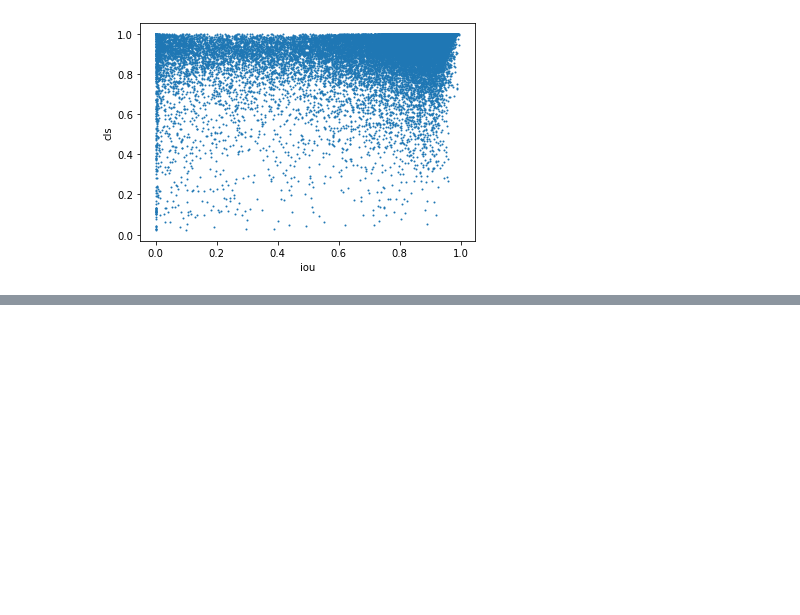
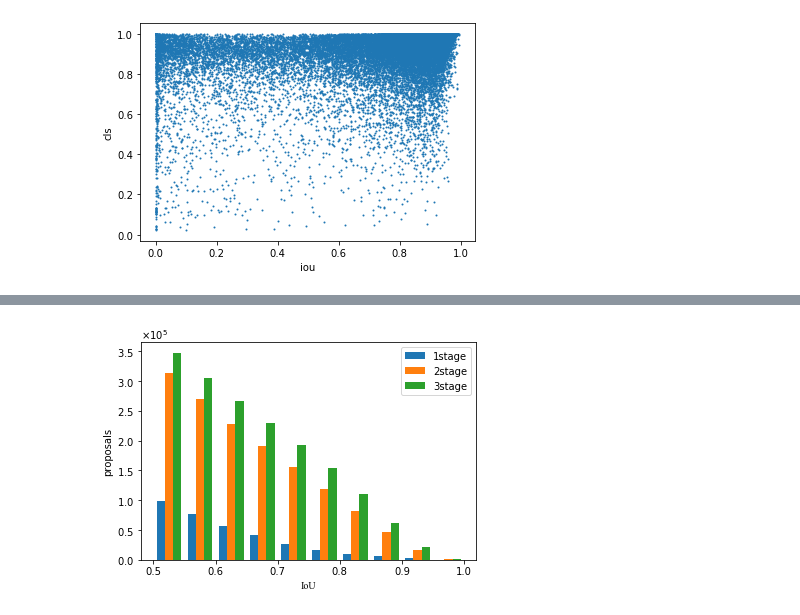
Before and after one commit to CurryYuan/mmdetection, a Jupyter notebook: Untitled.ipynb, the cells around one changed output, grey strips where cells are left out. Drawn from its saved outputs; the diff is of its cells as text; code cells hidden in the pictures; blank space fills up the shorter version.

```diff
--- a/Untitled.ipynb
+++ b/Untitled.ipynb
@@ -206,0 +193,24 @@ fig.savefig('distribution.svg')
+# %%
+fig, ax = plt.subplots(1, 1)
+
+x_multi = [x, x1, x2]
+
+# color = ['#87beda', '#2f79b5','#f09c7b', '#c13639']
+# label = ['2stage', '2stage+', '3stage', '3stage+']
+label = ['1stage', '2stage', '3stage']
+
+ax.hist(x_multi, bins=np.arange(0.5,1.05,0.05), histtype='bar', label=label)
+ax.legend()
+fpath = os.path.join(rcParams["datapath"], "fonts/ttf/Times_New_Roman.ttf")
+prop = fm.FontProperties(fname=fpath)
+ax.set_xlabel('IoU', fontproperties=prop)
+ax.set_ylabel('proposals')
+formatter = ticker.ScalarFormatter(useMathText=True)
+formatter.set_scientific(True)
+formatter.set_powerlimits((-1,1))
+ax.yaxis.set_major_formatter(formatter)
+# Tweak spacing to prevent clipping of ylabel
+# fig.subplots_adjust(left=0.15)
+fig.savefig('distribution.svg')
+# %% [output]
+[figure, added]
```
Also changed, not shown: parts of 9 cells of this notebook, 5 other files.
